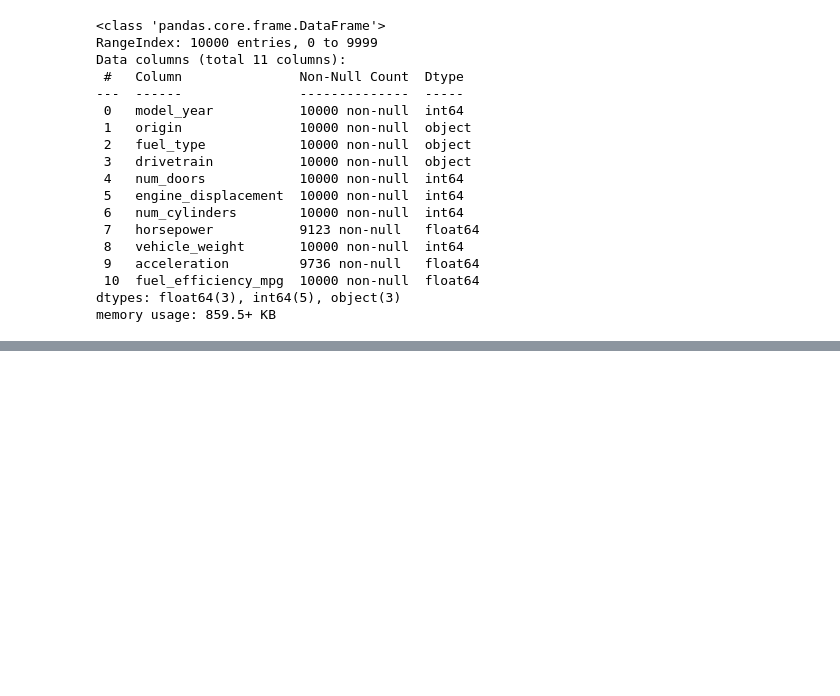
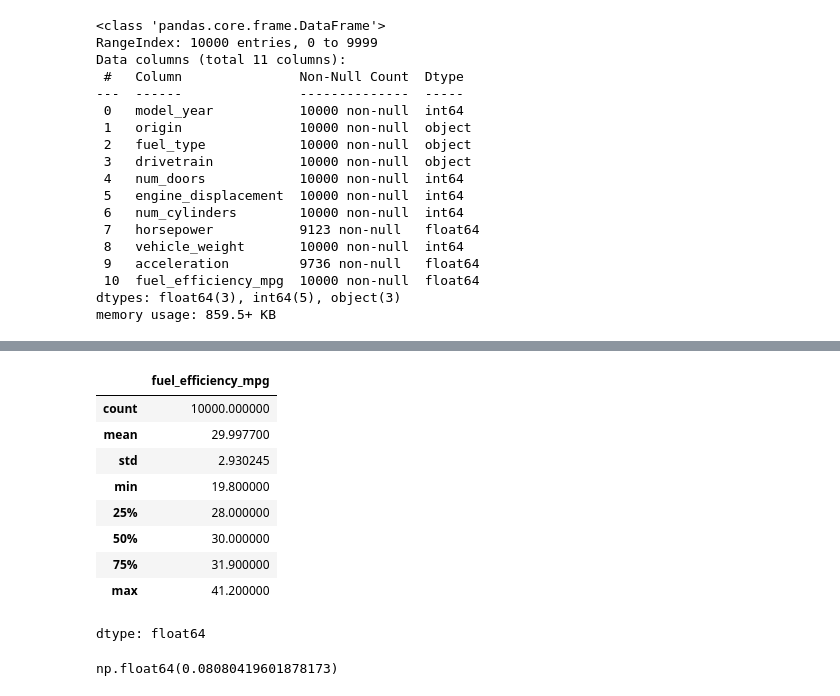
Before and after one commit to PortfolioProg/machine-learning-zoomcamp, a Jupyter notebook: Homework_2_Zoomcamp_ML.ipynb, the cells around one changed output, grey strips where cells are left out. Saved outputs shown, nothing was run; the diff lists cells and outputs as text; code cells hidden in the pictures; blank space fills up the shorter version.

```diff
--- a/Homework_2_Zoomcamp_ML.ipynb
+++ b/Homework_2_Zoomcamp_ML.ipynb
@@ -41,0 +65,17 @@ memory usage: 859.5+ KB
+# %%
+df['fuel_efficiency_mpg'].describe()
+# %% [output]
+|  | fuel_efficiency_mpg |
+| count | 10000.000000 |
+| mean | 29.997700 |
+| std | 2.930245 |
+| min | 19.800000 |
+| 25% | 28.000000 |
+| 50% | 30.000000 |
+| 75% | 31.900000 |
+| max | 41.200000 |
+dtype: float64
+# %%
+df['fuel_efficiency_mpg'].skew()
+# %% [output]
+np.float64(0.08080419601878173)
```
Also changed, not shown: parts of 7 cells of this notebook.
